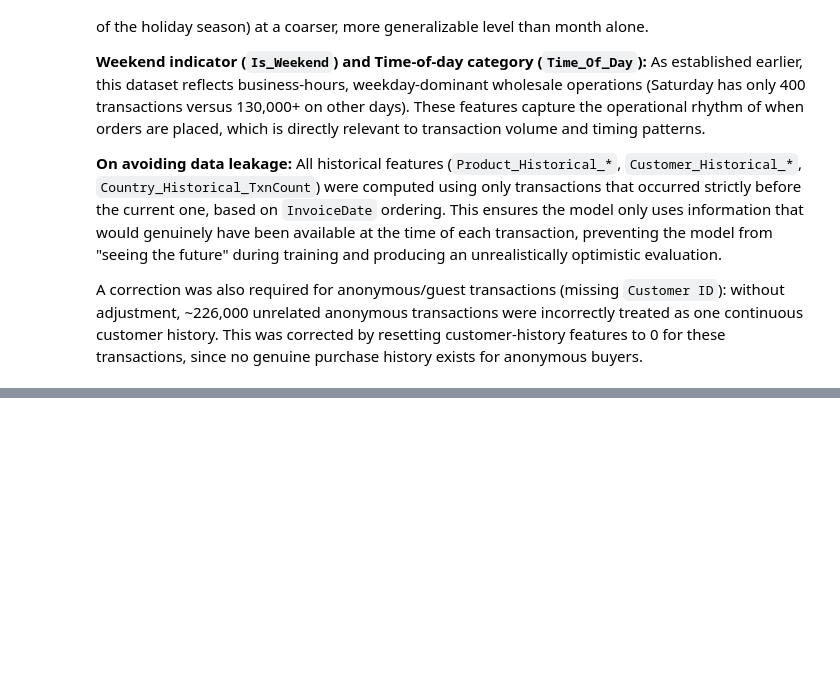
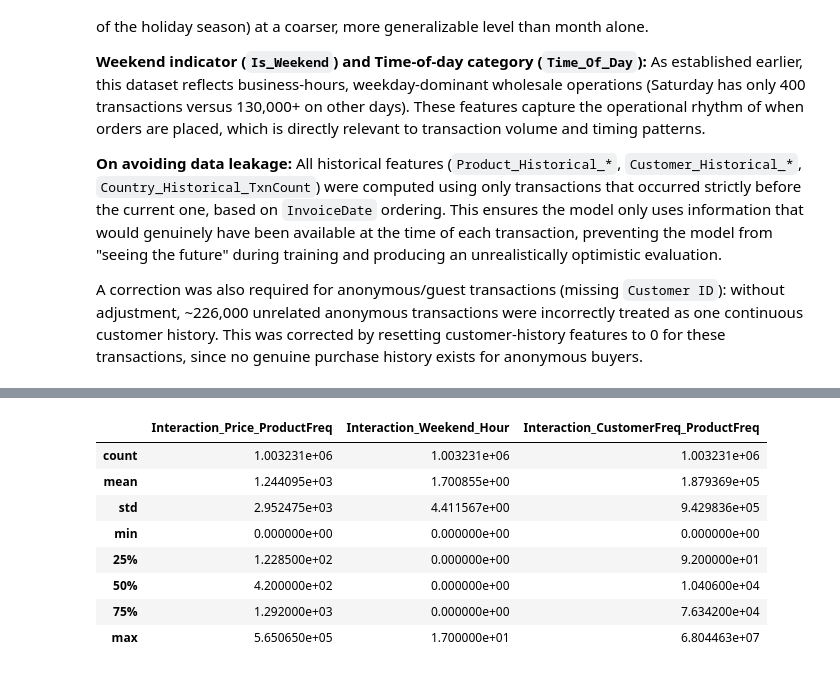
Before and after one commit to JoseAlberto88/Cleaning-Online-Retail-Data-and-Predicting-Purchase-Quantity, a Jupyter notebook: Cleaning_Data.ipynb, the cells around one changed output, grey strips where cells are left out. Saved outputs shown, nothing was run; the diff lists cells and outputs as text; code cells hidden in the pictures; blank space fills up the shorter version.

```diff
--- a/Cleaning_Data.ipynb
+++ b/Cleaning_Data.ipynb
@@ -3197,0 +3211,47 @@ buyers.
+# %%
+# Interaction Terms
+
+#  Interaction 1: Price x Product frequency
+# Captures whether price sensitivity differs for well-established vs. rarely
+# ordered products. A price increase may affect demand differently for a
+# popular, frequently-ordered product than for a niche one.
+df_model_ready["Interaction_Price_ProductFreq"] = (
+    df_model_ready["Price"] * df_model_ready["Product_Historical_TxnCount"]
+)
+
+# - Interaction 2: Weekend x Hour
+# Captures whether the effect of time-of-day on order volume differs between
+# weekdays and weekends. Since this dataset is weekday-dominant (Saturday has
+# only 400 transactions), the few weekend transactions that do occur may
+# follow a different hourly pattern than typical business-hour weekday orders.
+df_model_ready["Interaction_Weekend_Hour"] = (
+    df_model_ready["Is_Weekend"].astype(int) * df_model_ready["Hour"]
+)
+
+# - Interaction 3: Customer frequency x Product frequency
+# Captures whether the relationship between a customer's purchase history and
+# order quantity depends on how established the product itself is. A loyal,
+# high-frequency customer ordering a well-established, popular product may
+# behave very differently (e.g., larger, more predictable bulk orders) than
+# the same customer trying a new or rarely-ordered product.
+df_model_ready["Interaction_CustomerFreq_ProductFreq"] = (
+    df_model_ready["Customer_Historical_TxnCount"] * df_model_ready["Product_Historical_TxnCount"]
+)
+
+#  Quick check
+interaction_cols = [
+    "Interaction_Price_ProductFreq",
+    "Interaction_Weekend_Hour",
+    "Interaction_CustomerFreq_ProductFreq"
+]
+display(df_model_ready[interaction_cols].describe())
+# %% [output]
+|  | Interaction_Price_ProductFreq | Interaction_Weekend_Hour | Interaction_CustomerFreq_ProductFreq |
+| count | 1.003231e+06 | 1.003231e+06 | 1.003231e+06 |
+| mean | 1.244095e+03 | 1.700855e+00 | 1.879369e+05 |
+| std | 2.952475e+03 | 4.411567e+00 | 9.429836e+05 |
+| min | 0.000000e+00 | 0.000000e+00 | 0.000000e+00 |
+| 25% | 1.228500e+02 | 0.000000e+00 | 9.200000e+01 |
+| 50% | 4.200000e+02 | 0.000000e+00 | 1.040600e+04 |
+| 75% | 1.292000e+03 | 0.000000e+00 | 7.634200e+04 |
+| max | 5.650650e+05 | 1.700000e+01 | 6.804463e+07 |
```
Also changed, not shown: parts of 5 cells of this notebook.
